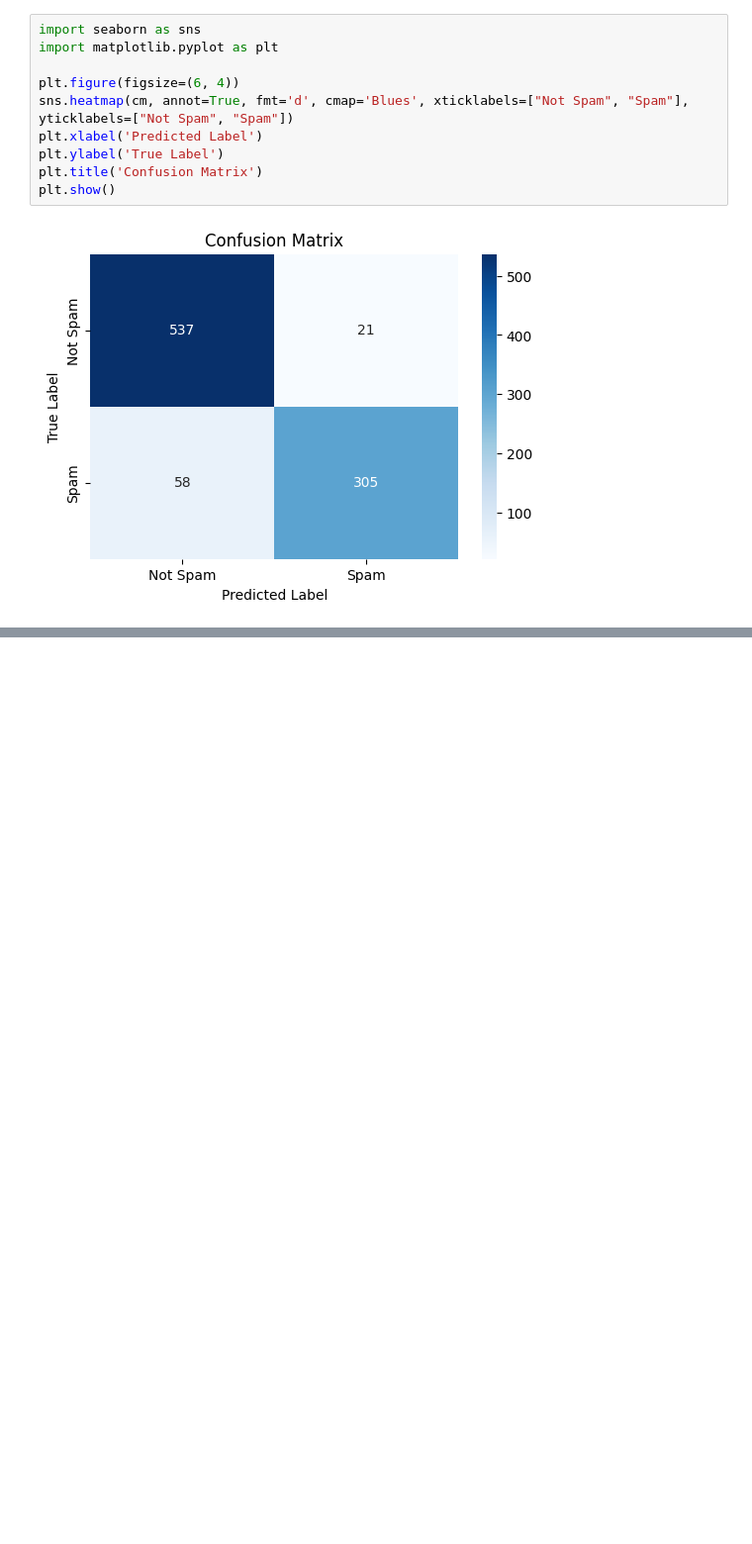
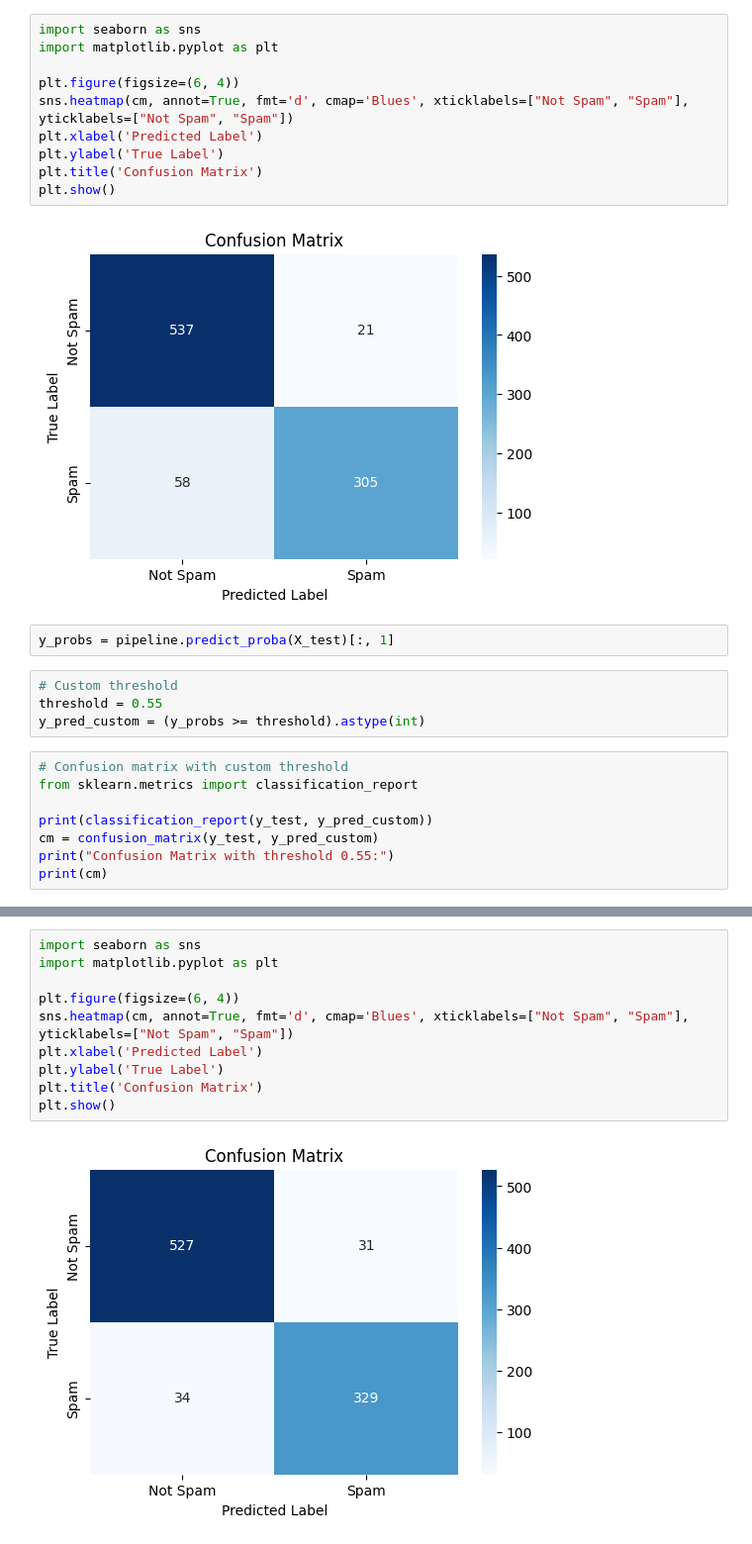
Before and after one commit to Rusira54321/spamDetectorbackend, a Jupyter notebook: EmailSpam_(1).ipynb, the cells around one changed output, grey strips where cells are left out. Shown at 99% size. Cells and saved outputs as stored; diff of their text form; blank space fills up the shorter version.

```diff
--- a/EmailSpam_(1).ipynb
+++ b/EmailSpam_(1).ipynb
@@ -266,3 +273,17 @@ plt.title('Confusion Matrix')
 plt.show()
 # %% [output]
 [figure]
+# %%
+y_probs = pipeline.predict_proba(X_test)[:, 1]
+# %%
+# Custom threshold
+threshold = 0.55
+y_pred_custom = (y_probs >= threshold).astype(int)
+# %%
+# Confusion matrix with custom threshold
+from sklearn.metrics import classification_report
+
+print(classification_report(y_test, y_pred_custom))
+cm = confusion_matrix(y_test, y_pred_custom)
+print("Confusion Matrix with threshold 0.55:")
+print(cm)
@@ -268,0 +303,12 @@ plt.show()
+# %%
+import seaborn as sns
+import matplotlib.pyplot as plt
+
+plt.figure(figsize=(6, 4))
+sns.heatmap(cm, annot=True, fmt='d', cmap='Blues', xticklabels=["Not Spam", "Spam"], yticklabels=["Not Spam", "Spam"])
+plt.xlabel('Predicted Label')
+plt.ylabel('True Label')
+plt.title('Confusion Matrix')
+plt.show()
+# %% [output]
+[figure, added]
```
Also changed, not shown: parts of 8 cells of this notebook.
